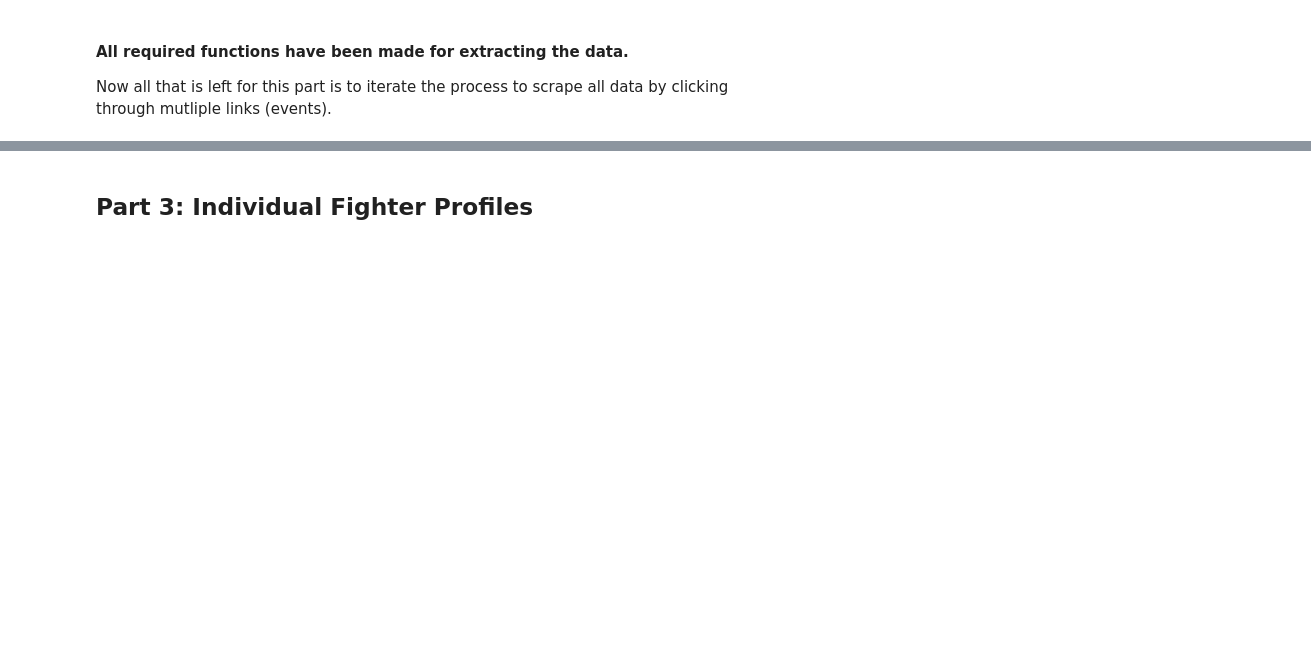
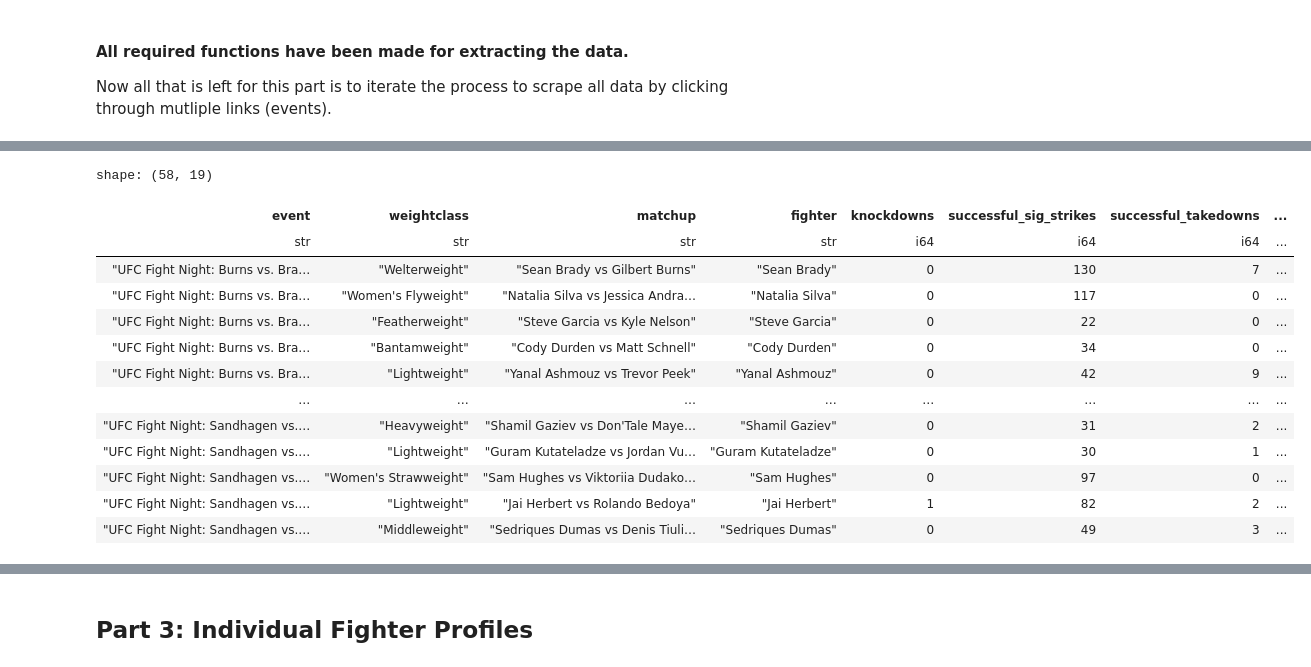
Before and after one commit to ashiph-ui/UFCDatabase, a Jupyter notebook: DataCollection/sql-database.ipynb, the cells around one changed output, grey strips where cells are left out. Cells and saved outputs as stored; diff of their text form; code cells hidden in the pictures; blank space fills up the shorter version.

```diff
--- a/DataCollection/sql-database.ipynb
+++ b/DataCollection/sql-database.ipynb
@@ -544,0 +504,34 @@ five_recent_events
+# %%
+alt_selected = alt.select(['event', 'weightclass','matchup', 'fighter'
+                           ,'knockdowns', 'successful_sig_strikes',
+                           'successful_takedowns', 'submission_attempts',
+                           'w/l/d', 'fighter_2', 'knockdowns_2',
+                           'successful_sig_strikes_2','successful_takedowns_2',
+                           'submission_attempts_2', 'w/l/d_2', 'method', 'method_notes',
+                           'round', 'time'])
+
+alt_selected_casted = alt.select(pl.col('event').cast(str), pl.col('weightclass').cast(str),
+                                 pl.col('matchup').cast(str), pl.col('fighter').cast(str),
+                                 pl.col('knockdowns').cast(int), pl.col('successful_sig_strikes').cast(int),
+                                 pl.col('successful_takedowns').cast(int), pl.col('submission_attempts').cast(int),
+                                 pl.col('w/l/d').cast(str), pl.col('fighter_2').cast(str), pl.col('knockdowns_2').cast(int),
+                                 pl.col('successful_sig_strikes_2').cast(int), pl.col('successful_takedowns_2').cast(int),
+                                 pl.col('submission_attempts_2').cast(int), pl.col('w/l/d_2').cast(str),
+                                 pl.col('method').cast(str), pl.col('method_notes').cast(str), pl.col('round').cast(int),
+                                 pl.col('time').cast(str))
+alt_selected_casted
+# %% [output]
+shape: (58, 19)
+| event | weightclass | matchup | fighter | knockdowns | successful_sig_strikes | successful_takedowns | ... |
+| str | str | str | str | i64 | i64 | i64 | ... |
+| "UFC Fight Night: Burns vs. Bra… | "Welterweight" | "Sean Brady vs Gilbert Burns" | "Sean Brady" | 0 | 130 | 7 | ... |
+| "UFC Fight Night: Burns vs. Bra… | "Women's Flyweight" | "Natalia Silva vs Jessica Andra… | "Natalia Silva" | 0 | 117 | 0 | ... |
+| "UFC Fight Night: Burns vs. Bra… | "Featherweight" | "Steve Garcia vs Kyle Nelson" | "Steve Garcia" | 0 | 22 | 0 | ... |
+| "UFC Fight Night: Burns vs. Bra… | "Bantamweight" | "Cody Durden vs Matt Schnell" | "Cody Durden" | 0 | 34 | 0 | ... |
+| "UFC Fight Night: Burns vs. Bra… | "Lightweight" | "Yanal Ashmouz vs Trevor Peek" | "Yanal Ashmouz" | 0 | 42 | 9 | ... |
+| … | … | … | … | … | … | … | ... |
+| "UFC Fight Night: Sandhagen vs.… | "Heavyweight" | "Shamil Gaziev vs Don'Tale Maye… | "Shamil Gaziev" | 0 | 31 | 2 | ... |
+| "UFC Fight Night: Sandhagen vs.… | "Lightweight" | "Guram Kutateladze vs Jordan Vu… | "Guram Kutateladze" | 0 | 30 | 1 | ... |
+| "UFC Fight Night: Sandhagen vs.… | "Women's Strawweight" | "Sam Hughes vs Viktoriia Dudako… | "Sam Hughes" | 0 | 97 | 0 | ... |
+| "UFC Fight Night: Sandhagen vs.… | "Lightweight" | "Jai Herbert vs Rolando Bedoya" | "Jai Herbert" | 1 | 82 | 2 | ... |
+| "UFC Fight Night: Sandhagen vs.… | "Middleweight" | "Sedriques Dumas vs Denis Tiuli… | "Sedriques Dumas" | 0 | 49 | 3 | ... |
```
Also changed, not shown: parts of 44 cells of this notebook.
